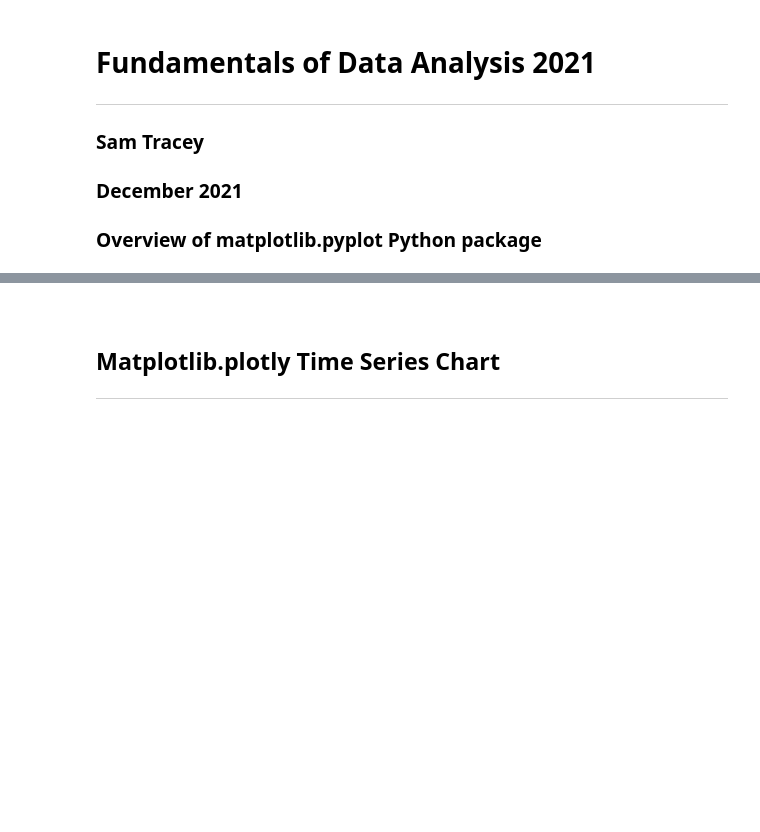
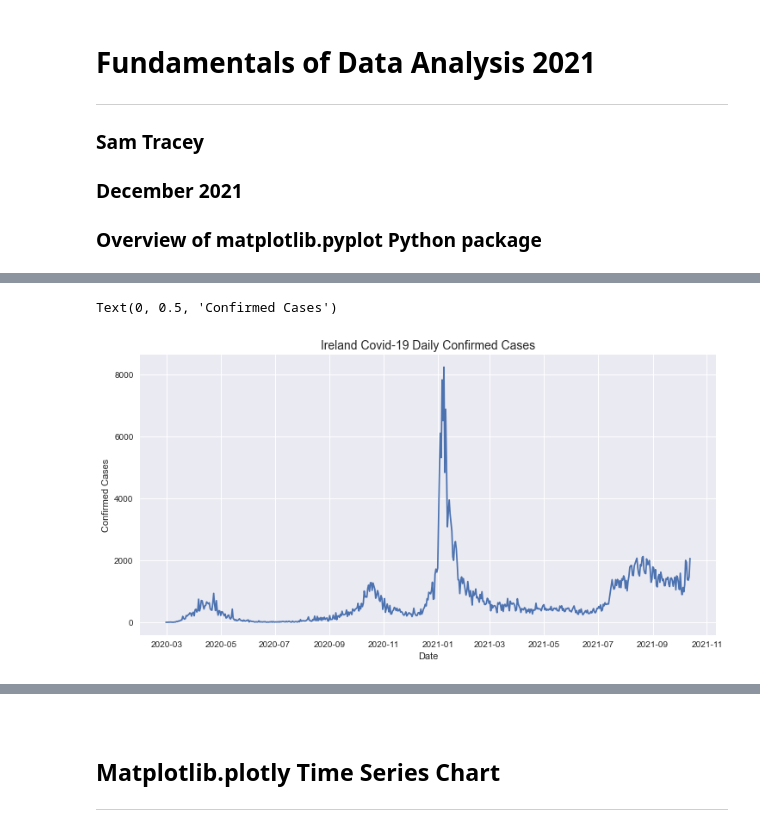
Before and after one commit to Sam-Tracey/Fundamentals-of-Data-Analysis, a Jupyter notebook: pyplot.ipynb, the cells around one changed output, grey strips where cells are left out. Saved outputs shown, nothing was run; the diff lists cells and outputs as text; code cells hidden in the pictures; blank space fills up the shorter version.

Commit message:
Added various Time Series Charts Based on Covid-19 Data

```diff
--- a/pyplot.ipynb
+++ b/pyplot.ipynb
@@ -17,6 +19,4 @@ plt.style.use('seaborn')
 plt.rcParams['figure.figsize'] = [12, 6]
 # %%
 # Load data from Data.Gov.Ie official website.
-df = pd.read_csv("https://opendata-geohive.hub.arcgis.com/datasets/d8eb52d56273413b84b0187a4e9117be_0.csv?outSR=%7B%22latestWkid%22%3A3857%2C%22wkid%22%3A102100%7D")
-# Take a look at the first 10 rows of the datset.
-df.head(10)
+df = pd.read_csv("https://opendata-geohive.hub.arcgis.com/datasets/d8eb52d56273413b84b0187a4e9117be_0.csv?outSR=%7B%22latestWkid%22%3A3857%2C%22wkid%22%3A102100%7D", index_col=0, parse_dates=['Date'])
@@ -56,6 +22,0 @@ dtype: object
-# %%
-# Change Date frm Object to datetime type.
-df['Date'] = pd.to_datetime(df['Date'])
-
-# Add a new colum "Just_Date with the format "yyyy-MM-dd"
-df['Just_date'] = df['Date'].dt.date
@@ -97,0 +65,3 @@ df.head(10)
+# %%
+df['ConfirmedCovidDeaths'].fillna(0, inplace=True)
+df.head(100)
@@ -97,0 +96,10 @@ df.head(10)
+# %%
+# Basic Time Series of Covid Cases from March 2020 to Present Date
+fig, ax = plt.subplots()
+ax.plot(df['Date'], df['ConfirmedCovidCases'])
+ax.set_title('Ireland Covid-19 Daily Confirmed Cases', fontsize=14)
+ax.set_xlabel('Date')
+ax.set_ylabel('Confirmed Cases')
+# %% [output]
+Text(0, 0.5, 'Confirmed Cases')
+[figure, added]
```
Also changed, not shown: parts of 13 cells of this notebook.
